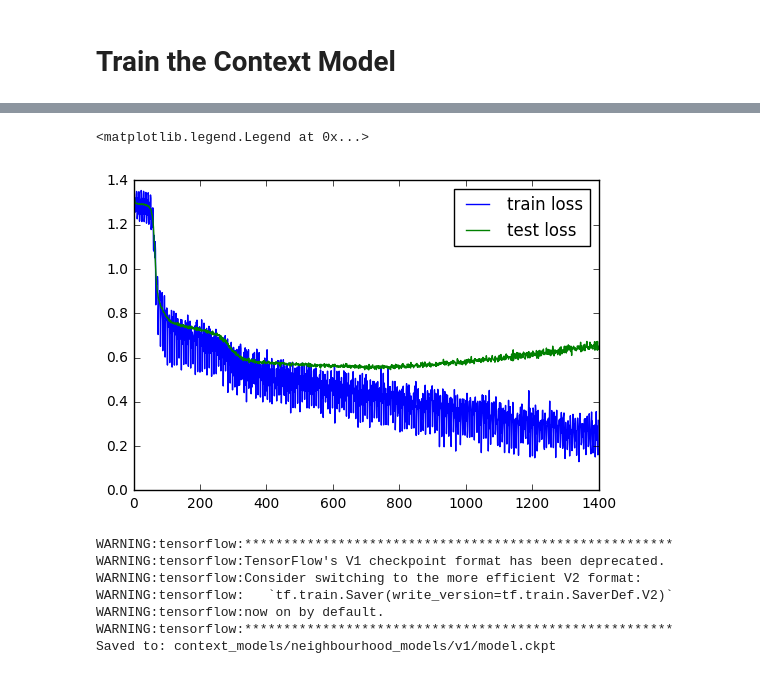
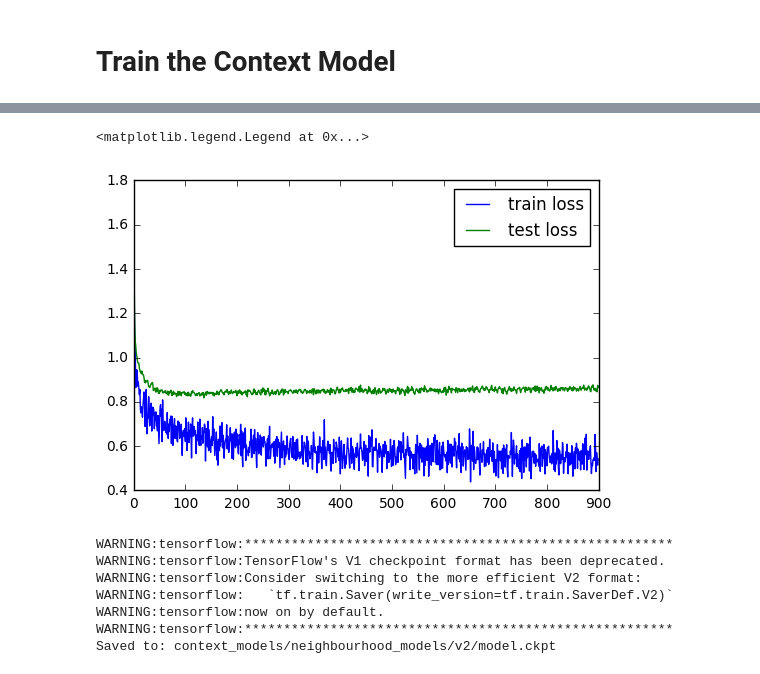
Before and after one commit to ord-nas/csc420-project, a Jupyter notebook: Context CNN.ipynb, the cells around one changed output, grey strips where cells are left out. Drawn from its saved outputs; the diff is of its cells as text; code cells hidden in the pictures.

Commit message:
This model with early stopping should get 0.82

```diff
--- a/Context CNN.ipynb
+++ b/Context CNN.ipynb
@@ -188,5 +186,28 @@ reload(context_classifier)
 # %%
+bin_size = 27
+context = 5
 test['probabilities'], test['weight_neighbourhoods'] = \
-    context_classifier.compute_probability_neighbourhoods(sess, test, patch_model)
+    context_classifier.compute_probability_neighbourhoods(sess, test, patch_model, bin_size=bin_size, context_length=context)
 train_vanilla['probabilities'], train_vanilla['weight_neighbourhoods'] = \
-    context_classifier.compute_probability_neighbourhoods(sess, train_vanilla, patch_model)
+    context_classifier.compute_probability_neighbourhoods(sess, train_vanilla, patch_model, bin_size=bin_size, context_length=context)
+# %%
+# Let's just try to balance out the classes a little
+selectors = []
+for c in xrange(train_vanilla['labels'].shape[1]):
+    selectors.append(np.nonzero(train_vanilla['labels'][:,c])[0])
+largest_class_size = max([len(s) for s in selectors])
+#print largest_class_size
+expanded_selectors = []
+for s in selectors:
+    expansion_factor = largest_class_size / len(s) + 1
+    expanded_selectors.append(np.repeat(s, expansion_factor)[:largest_class_size])
+
+np.random.seed(649) # repeatability
+balanced_train_vanilla = {}
+N = len(selectors) * largest_class_size
+perm = np.random.permutation(N)
+for (k, v) in train_vanilla.iteritems():
+    new = np.concatenate([v[s] for s in expanded_selectors], axis=0)
+    #print new.shape
+    balanced_train_vanilla[k] = new[perm]
+    #print balanced_train_vanilla[k].shape
@@ -202,15 +247,15 @@ tf.reset_default_graph()
 sess = tf.InteractiveSession()
 
 learning_rate = tf.Variable(0.001, trainable=False)
-context_model = context_classifier.ContextModel(learning_rate=learning_rate)
+context_model = context_classifier.ContextModel(learning_rate=learning_rate, context_length=context)
 # %%
 num_epochs = 100
 batch_size = 100
 tr_loss, tst_loss = context_model.train_loop(
     sess,
-    train_vanilla['probabilities'],
-    train_vanilla['weight_neighbourhoods'],
-    train_vanilla['labels'],
+    balanced_train_vanilla['probabilities'],
+    balanced_train_vanilla['weight_neighbourhoods'],
+    balanced_train_vanilla['labels'],
     test['probabilities'],
     test['weight_neighbourhoods'],
     test['labels'],
@@ -269,17 +315,19 @@ Confusion matrix:
 # %%
+tr_loss2 = []
+tst_loss2 = []
 tr_loss_overall = tr_loss + tr_loss2
 tst_loss_overall = tst_loss + tst_loss2
 x = range(len(tr_loss_overall))
 plt.plot(x, tr_loss_overall, label='train loss')
 plt.plot(x, tst_loss_overall, label='test loss')
 plt.legend()
 # %% [output]
 <matplotlib.legend.Legend at 0x...>
-[figure, old version]
+[figure, new version]
 # %%
 # Save the model
 saver = tf.train.Saver(write_version=1)
-save_path = saver.save(sess, "context_models/neighbourhood_models/v1/model.ckpt",)
+save_path = saver.save(sess, "context_models/neighbourhood_models/v2/model.ckpt",)
 print "Saved to:", save_path
 # %% [output]
 WARNING:tensorflow:*******************************************************
@@ -288,4 +336,4 @@ WARNING:tensorflow:Consider switching to the more efficient V2 format:
 WARNING:tensorflow:   `tf.train.Saver(write_version=tf.train.SaverDef.V2)`
 WARNING:tensorflow:now on by default.
 WARNING:tensorflow:*******************************************************
-Saved to: context_models/neighbourhood_models/v1/model.ckpt
+Saved to: context_models/neighbourhood_models/v2/model.ckpt
```
Also changed, not shown: parts of 10 cells of this notebook, 4 other files.
